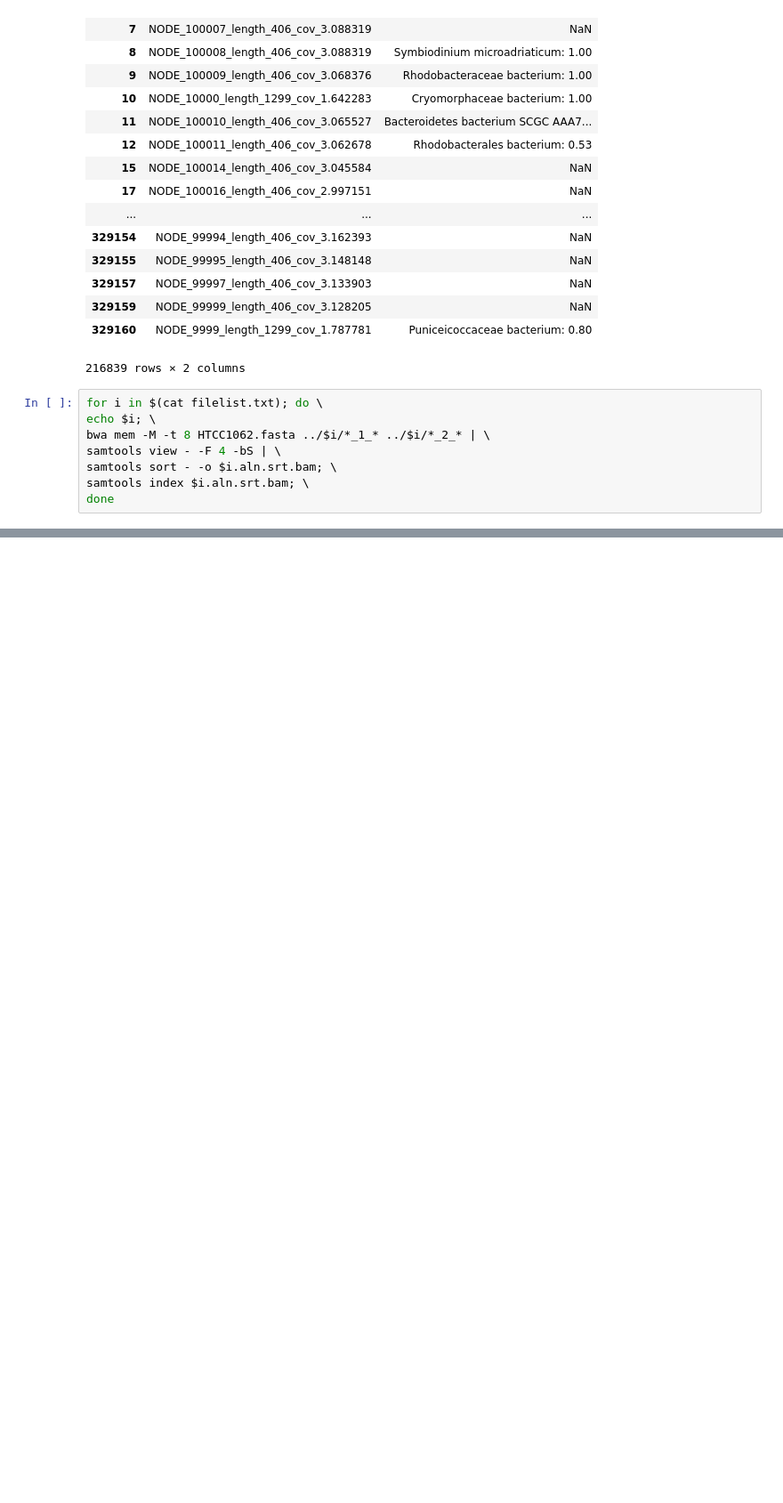
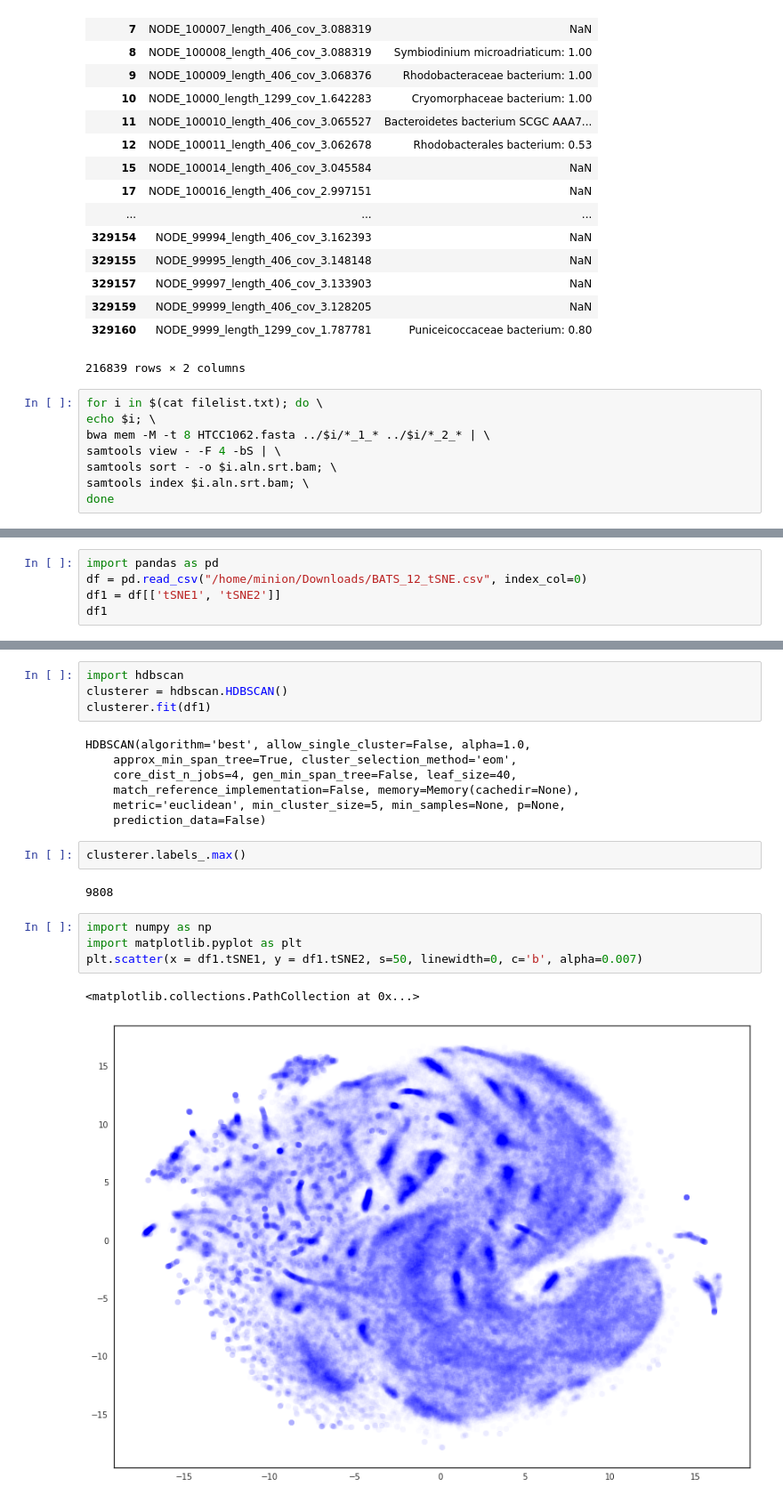
Before and after one commit to ash-bell/Python_notebooks, a Jupyter notebook: Anvi'o scripts.ipynb, the cells around one changed output, grey strips where cells are left out. Shown at 89% size. Saved outputs shown, nothing was run; the diff lists cells and outputs as text; blank space fills up the shorter version.

```diff
--- a/Anvi'o scripts.ipynb
+++ b/Anvi'o scripts.ipynb
@@ -1472,0 +1495,5 @@ done
+# %%
+import pandas as pd
+df = pd.read_csv("/home/minion/Downloads/BATS_12_tSNE.csv", index_col=0)
+df1 = df[['tSNE1', 'tSNE2']]
+df1
@@ -1472,0 +1519,22 @@ done
+# %%
+import hdbscan
+clusterer = hdbscan.HDBSCAN()
+clusterer.fit(df1)
+# %% [output]
+HDBSCAN(algorithm='best', allow_single_cluster=False, alpha=1.0,
+    approx_min_span_tree=True, cluster_selection_method='eom',
+    core_dist_n_jobs=4, gen_min_span_tree=False, leaf_size=40,
+    match_reference_implementation=False, memory=Memory(cachedir=None),
+    metric='euclidean', min_cluster_size=5, min_samples=None, p=None,
+    prediction_data=False)
+# %%
+clusterer.labels_.max()
+# %% [output]
+9808
+# %%
+import numpy as np
+import matplotlib.pyplot as plt
+plt.scatter(x = df1.tSNE1, y = df1.tSNE2, s=50, linewidth=0, c='b', alpha=0.007)
+# %% [output]
+<matplotlib.collections.PathCollection at 0x...>
+[figure, added]
```
Also changed, not shown: parts of 10 cells of this notebook.
